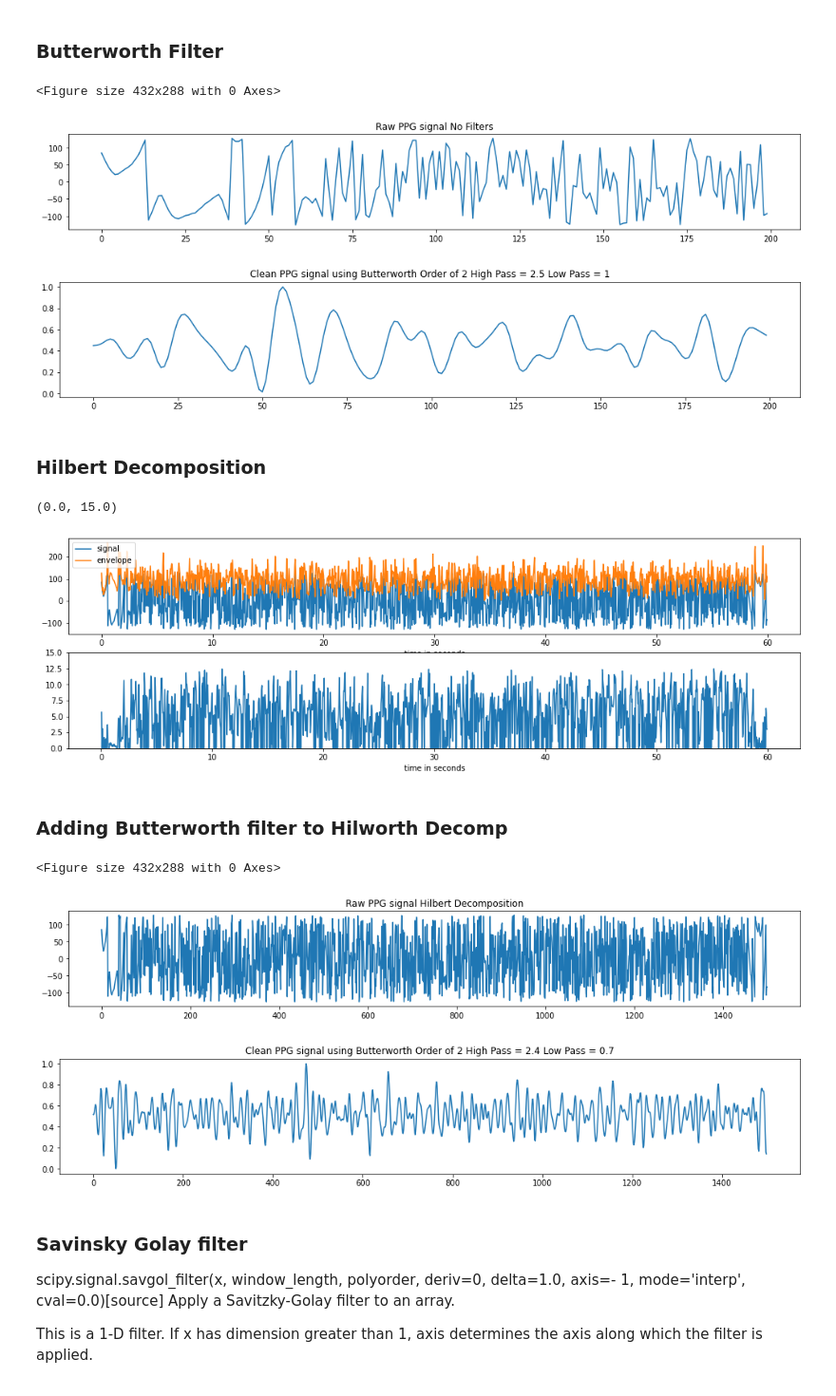
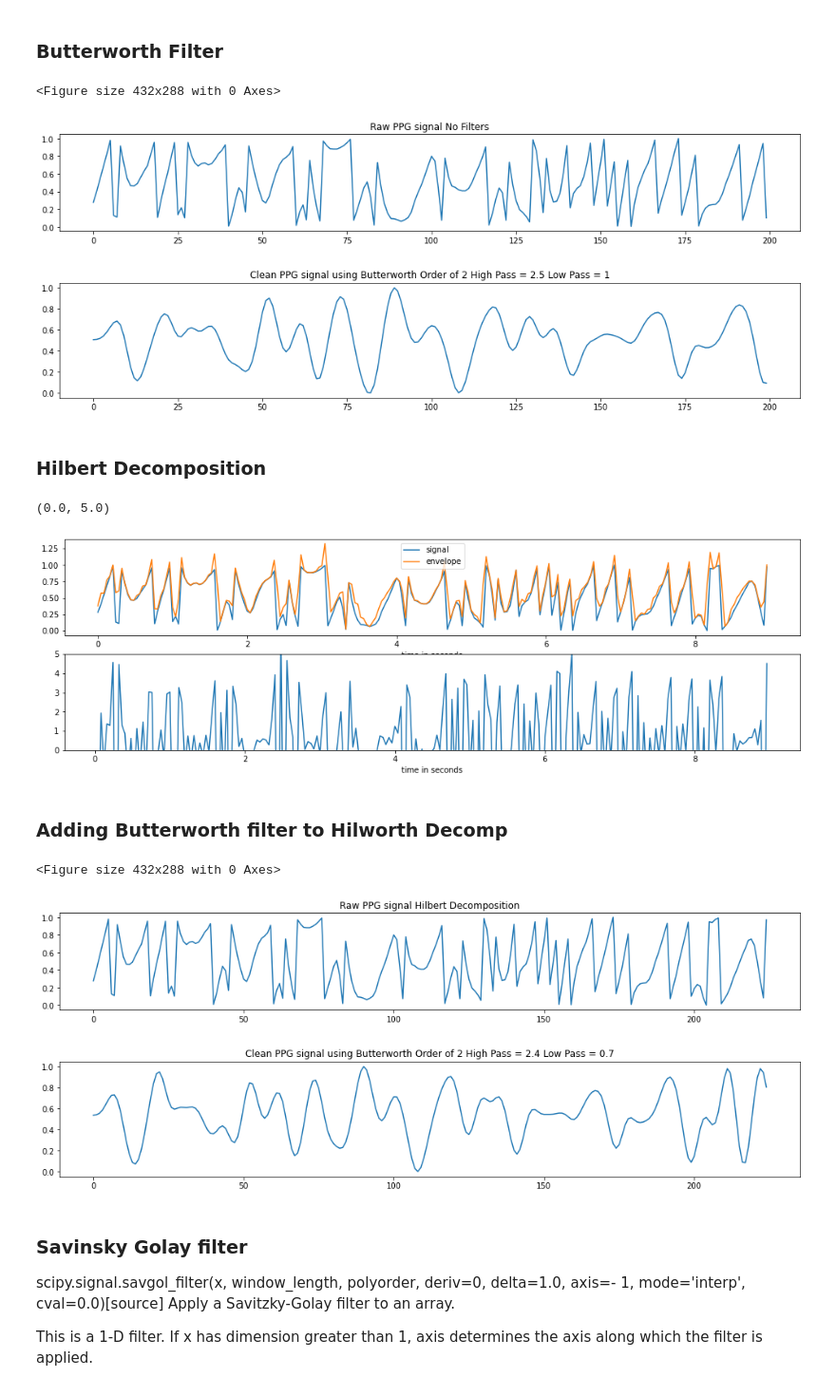
Before and after one commit to gaurav-95/PPG, a Jupyter notebook: Analyze_PPG.ipynb, the cells around one changed output. Shown at 95% size. Saved outputs shown, nothing was run; the diff lists cells and outputs as text; code cells hidden in the pictures.

```diff
--- a/Analyze_PPG.ipynb
+++ b/Analyze_PPG.ipynb
@@ -95,9 +95,9 @@ rawppg
 # with open('ppg_raw_heart_rate_voltage_Gourab.json', 'w') as f:
 #     json.dump(rawppg, f)
 # %%
-# To open as json
-with open("ppg_raw_heart_rate_voltage_Gourab.json") as f:
-    rawppg = json.loads(f.read())
+# # To open as json
+# with open("ppg_raw_heart_rate_voltage_Gourab.json") as f:
+#     rawppg = json.loads(f.read())
 # %%
 rawppg[0].keys()
 # %% [output]
@@ -210,5 +210,6 @@ print(len(ppg_l), len(ppg_l), len(l))
 # %%
-ppgrec = pd.DataFrame(zip(l, ppg_l, ppg_h,  times), columns=['serial','ppg', 'ppg_h',  "timestamp"])
-ppgrec = ppgrec.astype({"ppg":'float', "ppg_h":'float'})
+ppgrec = pd.DataFrame(zip(l, ppg_l, ppg_h,  times), columns=['serial','ppg_l', 'ppg_h',  "timestamp"])
+ppgrec = ppgrec.astype({"ppg_l":'float', "ppg_h":'float'})
+ppgrec['val'] = ppgrec['ppg_l']*128 + ppgrec['ppg_h']
 print(ppgrec)
 # %% [output]
@@ -259,7 +262,7 @@ plt.show()
 # %% [markdown]
 # Get the readings column and optionally make it decimal (Divide by 128)
 # %%
-readings=ppgrec['ppg']#*0.0078125
+readings=ppgrec['val']#*0.0078125
 plt.figure(figsize=(17,6))
 plt.plot(readings)
 # %% [output]
@@ -274,4 +277,4 @@ def normalize(readings):
     plt.plot(readings)
 
     return readings
-# readings = normalize(readings)
+readings = normalize(readings)
@@ -419,7 +428,7 @@ fs = 25
 cutoff_high = 2.4
 cutoff_low = 0.7
 powerline = 1
-order = 5
+order = 2
 
 plt.figure(1)
 plt.figure(figsize=(17, 5))
@@ -435,8 +444,8 @@ ax2.set_title("Clean PPG signal using Butterworth Order of 2 High Pass = 2.5 Low
 plt.show()
 # %% [output]
 <Figure size 432x288 with 0 Axes>
-[figure, old version]
+[figure, new version]
-[figure, old version]
+[figure, new version]
 # %% [markdown]
 ### Hilbert Decomposition
 # %%
@@ -444,9 +453,8 @@ import numpy as np
 import matplotlib.pyplot as plt
 from scipy.signal import hilbert, chirp
 
-duration = timediff+1
 fs = 25.0
-samples = int(fs*duration)
+samples = len(readings)
 t = np.arange(samples) / fs
 
 analytic_signal = hilbert(readings)
@@ -464,35 +472,35 @@ ax0.legend()
 ax1 = fig.add_subplot(212)
 ax1.plot(t[1:], instantaneous_frequency)
 ax1.set_xlabel("time in seconds")
-ax1.set_ylim(0.0, 15.0)
+ax1.set_ylim(0.0, 5.0)
 # %% [output]
-(0.0, 15.0)
+(0.0, 5.0)
-[figure, old version]
+[figure, new version]
 # %% [markdown]
 ### Adding Butterworth filter to Hilworth Decomp
 # %%
 fs = 25
 cutoff_high = 2.4
 cutoff_low = 0.7
 powerline = 1
-order = 5
+order = 2
 
 plt.figure(1)
 plt.figure(figsize=(17, 5))
 ax1 = plt.subplot(211)
 plt.plot(readings)
 ax1.set_title("Raw PPG signal Hilbert Decomposition")
 
-filter_signal = final_filter(amplitude_envelope, fs, order)
-filter_signal_hil = normalize(filter_signal)
+filter_signal_hil = final_filter(amplitude_envelope, fs, order)
+filter_signal_hil = normalize(filter_signal_hil)
 ax2 = plt.subplot(212)
 plt.plot(filter_signal_hil)
 ax2.set_title("Clean PPG signal using Butterworth Order of 2 High Pass = 2.4 Low Pass = 0.7")
 plt.show()
 # %% [output]
 <Figure size 432x288 with 0 Axes>
-[figure, old version]
+[figure, new version]
-[figure, old version]
+[figure, new version]
 # %% [markdown]
 ### Savinsky Golay filter
 
```
Also changed, not shown: parts of 36 cells of this notebook, 2 other files.
